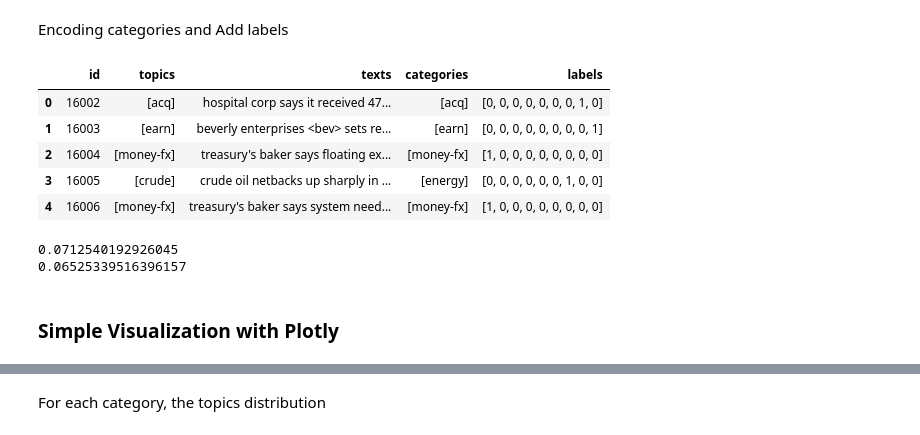
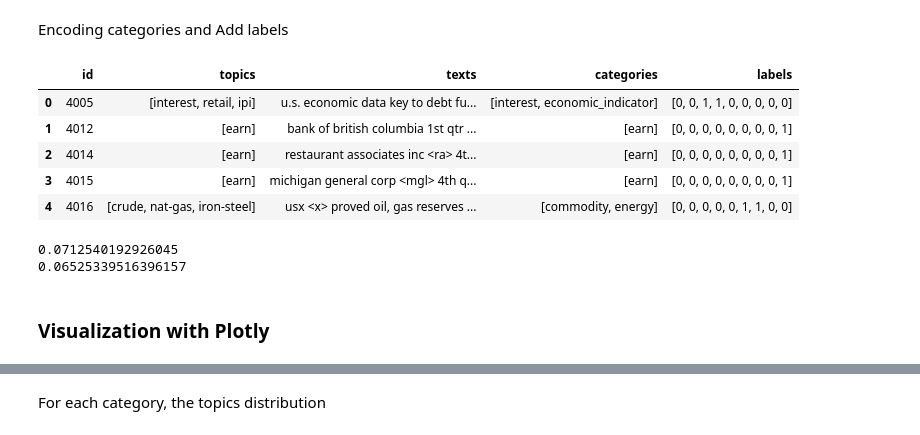
Before and after one commit to yinhao0424/reuters, a Jupyter notebook: PreprocessMultiLabelClassification.ipynb, the cells around one changed output, grey strips where cells are left out. Cells and saved outputs as stored; diff of their text form; code cells hidden in the pictures.

```diff
--- a/PreprocessMultiLabelClassification.ipynb
+++ b/PreprocessMultiLabelClassification.ipynb
@@ -151,14 +151,14 @@ total_category = list(cat_top_map.keys())
 reuters_bert_train['labels'] = reuters_bert_train['categories'].apply(lambda x: cat_encoding(x,total_category))
 reuters_bert_test['labels'] = reuters_bert_test['categories'].apply(lambda x: cat_encoding(x,total_category))
 # %%
-reuters_bert_test.head()
+reuters_bert_train.head()
 # %% [output]
 |  | id | topics | texts | categories | labels |
-| 0 | 16002 | [acq] | hospital corp says it received 47... | [acq] | [0, 0, 0, 0, 0, 0, 0, 1, 0] |
-| 1 | 16003 | [earn] | beverly enterprises <bev> sets re... | [earn] | [0, 0, 0, 0, 0, 0, 0, 0, 1] |
-| 2 | 16004 | [money-fx] | treasury's baker says floating ex... | [money-fx] | [1, 0, 0, 0, 0, 0, 0, 0, 0] |
-| 3 | 16005 | [crude] | crude oil netbacks up sharply in ... | [energy] | [0, 0, 0, 0, 0, 0, 1, 0, 0] |
-| 4 | 16006 | [money-fx] | treasury's baker says system need... | [money-fx] | [1, 0, 0, 0, 0, 0, 0, 0, 0] |
+| 0 | 4005 | [interest, retail, ipi] | u.s. economic data key to debt fu... | [interest, economic_indicator] | [0, 0, 1, 1, 0, 0, 0, 0, 0] |
+| 1 | 4012 | [earn] | bank of british columbia 1st qtr ... | [earn] | [0, 0, 0, 0, 0, 0, 0, 0, 1] |
+| 2 | 4014 | [earn] | restaurant associates inc <ra> 4t... | [earn] | [0, 0, 0, 0, 0, 0, 0, 0, 1] |
+| 3 | 4015 | [earn] | michigan general corp <mgl> 4th q... | [earn] | [0, 0, 0, 0, 0, 0, 0, 0, 1] |
+| 4 | 4016 | [crude, nat-gas, iron-steel] | usx <x> proved oil, gas reserves ... | [commodity, energy] | [0, 0, 0, 0, 0, 1, 1, 0, 0] |
 # %%
 temp_train = reuters_bert_train['labels'].apply(sum)
 temp_test = reuters_bert_test['labels'].apply(sum)
@@ -184,7 +184,7 @@ def category_distribution(df):
 train_distribution = category_distribution(reuters_bert_train)
 test_distribution = category_distribution(reuters_bert_test)
 # %% [markdown]
-### Simple Visualization with Plotly
+### Visualization with Plotly
 # %%
 import plotly.graph_objects as go
 
```
Also changed, not shown: 2 other files.
